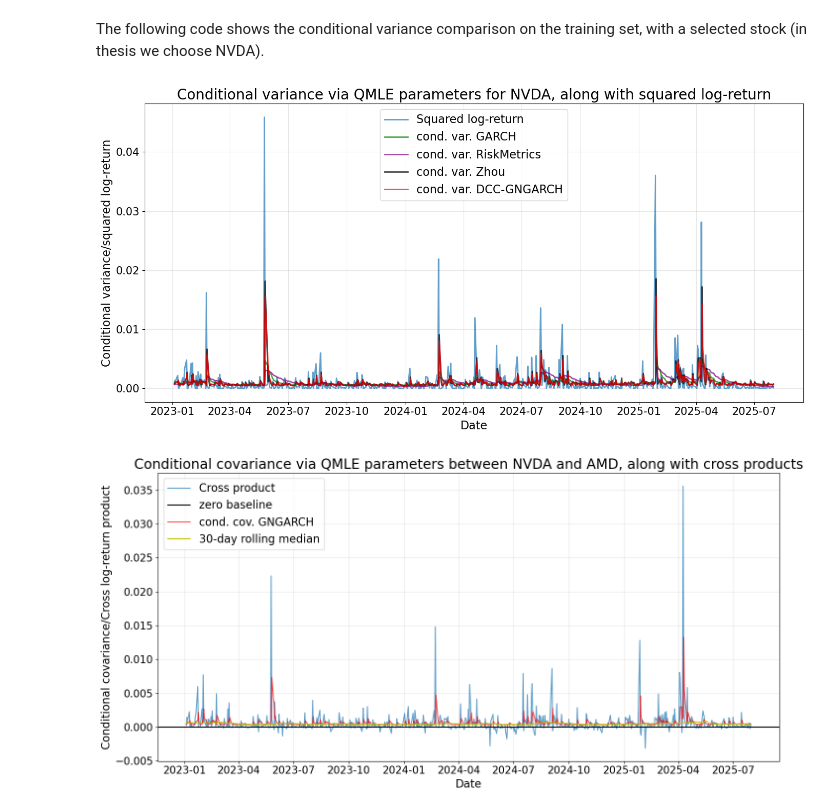
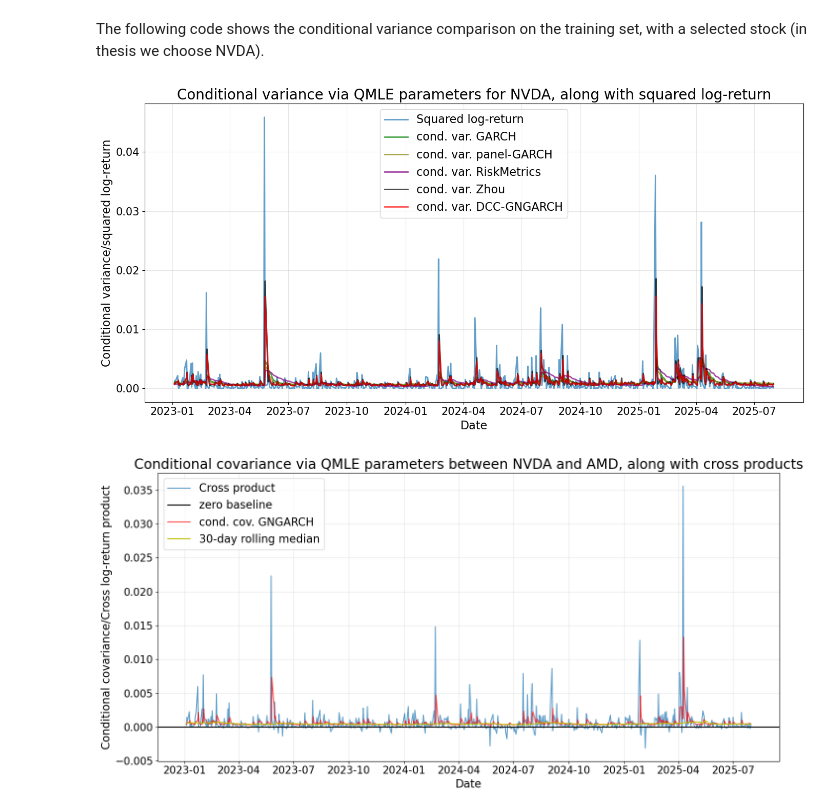
Before and after one commit to PZhou114/GNGARCH_coding, a Jupyter notebook: DTF(0.10)_network_construction.ipynb, the cells around one changed output. Cells and saved outputs as stored; diff of their text form; code cells hidden in the pictures.

```diff
--- a/DTF(0.10)_network_construction.ipynb
+++ b/DTF(0.10)_network_construction.ipynb
@@ -1683,7 +2095,7 @@ def dynamic_rescale(cond_var, squared_return, rescale_window=252):
 # %% [markdown]
 The following code shows the conditional variance comparison on the training set, with a selected stock (in thesis we choose NVDA).
 # %%
-def cond_var_comparison_inst(df, stock_name, cond_var_forecast_nll, cond_var_forecast_nll_Zhou,
+def cond_var_comparison_inst(df, stock_name, cond_var_forecast_nll, cond_var_forecast_nll_Zhou, cond_var_forecast_nll_pgarch,
                              lam=0.94, params_garch=None, rescale_window=252):
     """Generate a graph comparing the conditional variance on a log-return dataset instantaneously,
     between the squared log-return values (which can be viewed as a proxy of instantaneous conditional variance)
@@ -1694,6 +2106,7 @@ def cond_var_comparison_inst(df, stock_name, cond_var_forecast_nll, cond_var_for
         stock_name (string): name of the stock, must be a string.
         cond_var_forecast_nll (np.ndarray): the forecast node conditional variance from the model fitted by QLIKE/NLL.
         cond_var_forecast_nll_Zhou (np.ndarray): the forecast node conditional variance from the Zhou's model fitted by QLIKE/NLL.
+        cond_var_forecast_nll_pgarch (np.ndarray): the forecast node conditional variance from panel-GARCH fitted by NLL.
         lam (float): the value of parameter lambda in RiskMetrics, default 0.94.
         params_garch (pd.Series): the parameters of fitted univariate GARCH(1,1) model on the single stock, default None.
         rescale_window (int): the window size for dynamic rescaling, default 252 (trading days).
@@ -1711,6 +2124,7 @@ def cond_var_comparison_inst(df, stock_name, cond_var_forecast_nll, cond_var_for
     cond_var_nll = pd.Series(cond_var_forecast_nll[:, stock_idx], index=df.index)
     # cond_var_mse_Zhou = pd.Series(cond_var_forecast_mse_Zhou[:, stock_idx], index=df.index)
     cond_var_nll_Zhou = pd.Series(cond_var_forecast_nll_Zhou[:, stock_idx], index=df.index)
+    cond_var_nll_pgarch = pd.Series(cond_var_forecast_nll_pgarch[:, stock_idx], index=df.index)
 
     # Univariate GARCH(1,1) model
     if params_garch is None:
@@ -1734,6 +2148,7 @@ def cond_var_comparison_inst(df, stock_name, cond_var_forecast_nll, cond_var_for
 
     # Apply the rescaling
     cond_var_garch = dynamic_rescale(cond_var_garch, squared_return, rescale_window=rescale_window)
+    cond_var_pgarch = dynamic_rescale(cond_var_nll_pgarch, squared_return, rescale_window=rescale_window)
     cond_var_rm = dynamic_rescale(cond_var_rm, squared_return, rescale_window=rescale_window)
     # cond_var_mse = dynamic_rescale(cond_var_mse, squared_return, rescale_window=rescale_window)
     cond_var_nll = dynamic_rescale(cond_var_nll, squared_return, rescale_window=rescale_window)
@@ -1791,6 +2206,7 @@ def cond_var_comparison_inst(df, stock_name, cond_var_forecast_nll, cond_var_for
     plt.figure(figsize=(14, 7))
     plt.plot(dates, squared_return, label='Squared log-return', linewidth=2, alpha=0.7)
     plt.plot(dates, cond_var_garch, label='cond. var. GARCH', color='g', linewidth=2, alpha=0.7)
+    plt.plot(dates, cond_var_pgarch, label='cond. var. panel-GARCH', color='olive', linewidth=2, alpha=0.7)
     plt.plot(dates, cond_var_rm, label='cond. var. RiskMetrics', color='purple', linewidth=2, alpha=0.7)
     plt.plot(dates, cond_var_nll_Zhou, label='cond. var. Zhou', color='k', linewidth=2, alpha=0.7)
     plt.plot(dates, cond_var_nll, label='cond. var. DCC-GNGARCH', color='r', linewidth=2, alpha=0.7)
@@ -1805,24 +2221,26 @@ def cond_var_comparison_inst(df, stock_name, cond_var_forecast_nll, cond_var_for
     plt.show()
 
     return cond_var_garch, cond_var_rm, cond_var_nll, cond_var_nll_Zhou
-# %%
-# cond_var_forecast_mse = dcc_gngarch_cond_var_forecast(W_total, A, params_mse, log_returns, log_returns)
-cond_var_forecast_nll, Sigma_forecast_nll, R_forecast_nll = dcc_gngarch_cond_var_forecast(
-    W=W_total,
-    S=A,
-    params=params_nll,
-    train_data=log_returns_demean,
-    val_data=log_returns_demean,
-    window_size=126
-)
-# cond_var_forecast_mse_Zhou = network_GARCH_Zhou_cond_var_forecast(W_total, A, params_mse_Zhou, log_returns, log_returns)
-cond_var_forecast_nll_Zhou = network_GARCH_Zhou_cond_var_forecast(W_total_unweighted, A, params_nll_Zhou,
-                                                                  log_returns_demean, log_returns_demean, window_size=126)
-
-cond_var_garch, cond_var_rm, cond_var_nll, cond_var_nll_Zhou = cond_var_comparison_inst(log_returns_demean, 'NVDA', cond_var_forecast_nll, cond_var_forecast_nll_Zhou,
-                         lam=0.94, params_garch=params_garch_all['NVDA'], rescale_window=252)
-# %% [output]
-[figure, removed]
+# %%
+# cond_var_forecast_mse = dcc_gngarch_cond_var_forecast(W_total, A, params_mse, log_returns, log_returns)
+cond_var_forecast_nll, Sigma_forecast_nll, R_forecast_nll = dcc_gngarch_cond_var_forecast(
+    W=W_total,
+    S=A,
+    params=params_nll,
+    train_data=log_returns_demean,
+    val_data=log_returns_demean,
+    window_size=126
+)
+# cond_var_forecast_mse_Zhou = network_GARCH_Zhou_cond_var_forecast(W_total, A, params_mse_Zhou, log_returns, log_returns)
+cond_var_forecast_nll_Zhou = network_GARCH_Zhou_cond_var_forecast(W_total_unweighted, A, params_nll_Zhou,
+                                                                  log_returns_demean, log_returns_demean, window_size=126)
+cond_var_forecast_nll_pgarch, Sigma_forecast_nll_pgarch, gamma_pgarch = panel_garch_cond_var_forecast(params_nll_pgarch, log_returns_demean, log_returns_demean, window_size=126)
+
+cond_var_garch, cond_var_rm, cond_var_nll, cond_var_nll_Zhou = cond_var_comparison_inst(log_returns_demean, 'NVDA',
+                        cond_var_forecast_nll, cond_var_forecast_nll_Zhou, cond_var_forecast_nll_pgarch,
+                        lam=0.94, params_garch=params_garch_all['NVDA'], rescale_window=252)
+# %% [output]
+[figure, added]
 # %%
 def cond_cov_inst(df, stock_name1, stock_name2,
                   cond_cov_forecast_nll, rescale_window=252, rolling_window=60):
```
Also changed, not shown: parts of 19 cells of this notebook, 10 other files.
